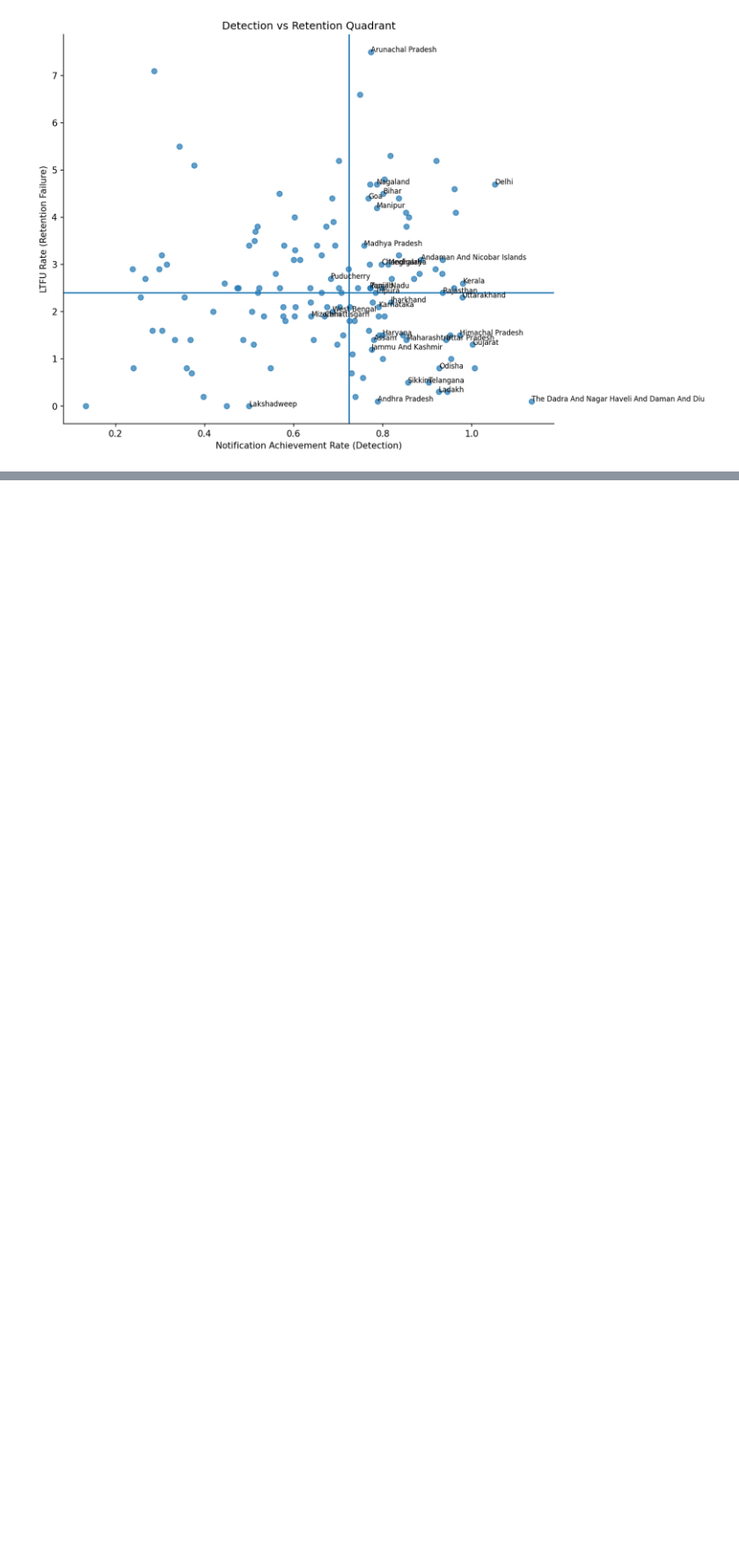
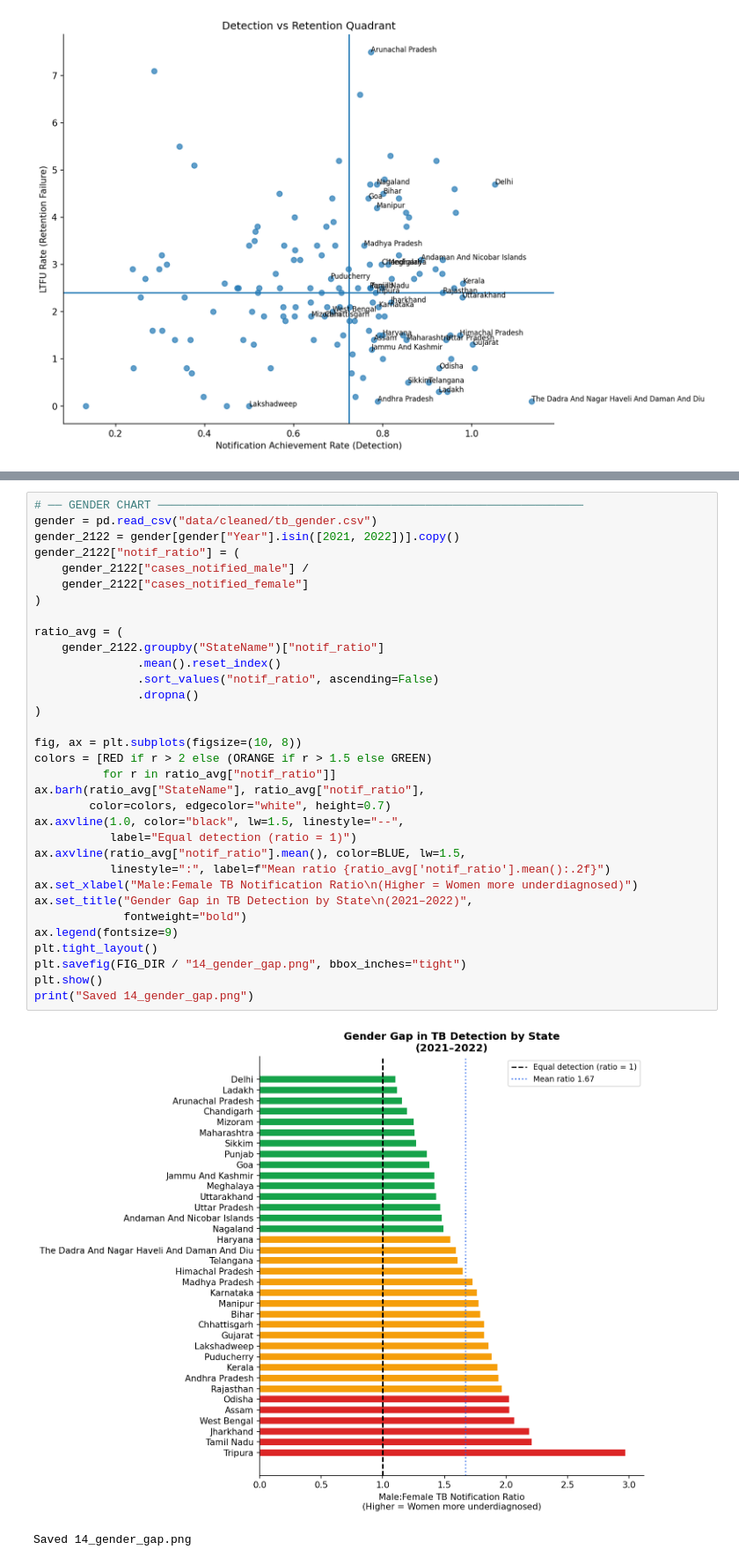
Before and after one commit to PranavAnand587/TB-Analysis, a Jupyter notebook: main.ipynb, the cells around one changed output, grey strips where cells are left out. Shown at 88% size. Drawn from its saved outputs; the diff is of its cells as text; blank space fills up the shorter version.

```diff
--- a/main.ipynb
+++ b/main.ipynb
@@ -1524,0 +2113,36 @@ plt.show()
+# %%
+# ── GENDER CHART ──────────────────────────────────────────────────────────────
+gender = pd.read_csv("data/cleaned/tb_gender.csv")
+gender_2122 = gender[gender["Year"].isin([2021, 2022])].copy()
+gender_2122["notif_ratio"] = (
+    gender_2122["cases_notified_male"] /
+    gender_2122["cases_notified_female"]
+)
+
+ratio_avg = (
+    gender_2122.groupby("StateName")["notif_ratio"]
+               .mean().reset_index()
+               .sort_values("notif_ratio", ascending=False)
+               .dropna()
+)
+
+fig, ax = plt.subplots(figsize=(10, 8))
+colors = [RED if r > 2 else (ORANGE if r > 1.5 else GREEN)
+          for r in ratio_avg["notif_ratio"]]
+ax.barh(ratio_avg["StateName"], ratio_avg["notif_ratio"],
+        color=colors, edgecolor="white", height=0.7)
+ax.axvline(1.0, color="black", lw=1.5, linestyle="--",
+           label="Equal detection (ratio = 1)")
+ax.axvline(ratio_avg["notif_ratio"].mean(), color=BLUE, lw=1.5,
+           linestyle=":", label=f"Mean ratio {ratio_avg['notif_ratio'].mean():.2f}")
+ax.set_xlabel("Male:Female TB Notification Ratio\n(Higher = Women more underdiagnosed)")
+ax.set_title("Gender Gap in TB Detection by State\n(2021–2022)",
+             fontweight="bold")
+ax.legend(fontsize=9)
+plt.tight_layout()
+plt.savefig(FIG_DIR / "14_gender_gap.png", bbox_inches="tight")
+plt.show()
+print("Saved 14_gender_gap.png")
+# %% [output]
+[figure, added]
+Saved 14_gender_gap.png
```
Also changed, not shown: parts of 34 cells of this notebook, 17 other files.
